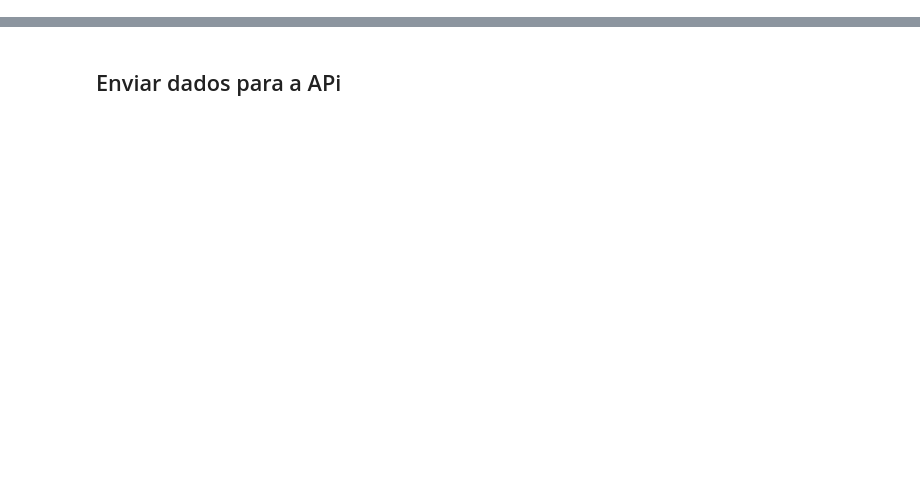
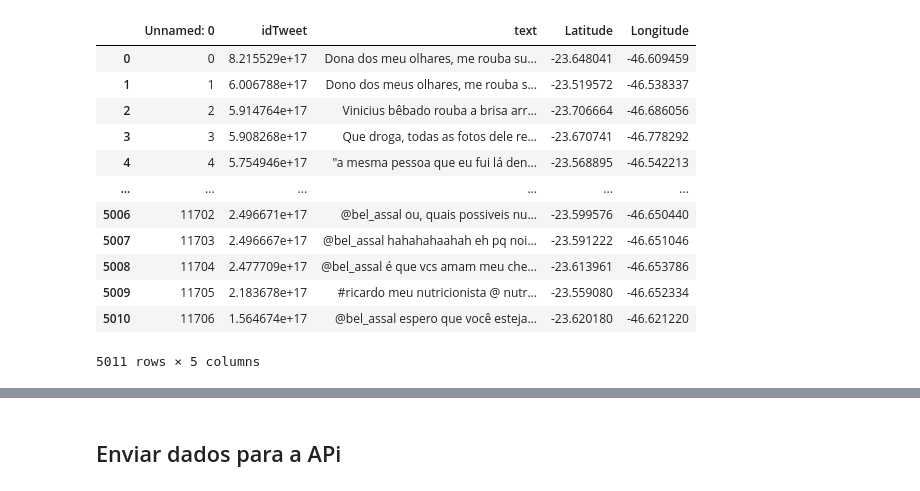
Before and after one commit to viniig1709/api_rotulagem_tweets, a Jupyter notebook: python/alimentar_api.ipynb, the cells around one changed output, grey strips where cells are left out. Cells and saved outputs as stored; diff of their text form; code cells hidden in the pictures; blank space fills up the shorter version.

```diff
--- a/python/alimentar_api.ipynb
+++ b/python/alimentar_api.ipynb
@@ -20,0 +21,17 @@ df
+# %%
+df.rename(columns={'id': 'idTweet'}, inplace=True)
+df
+# %% [output]
+|  | Unnamed: 0 | idTweet | text | Latitude | Longitude |
+| 0 | 0 | 8.215529e+17 | Dona dos meu olhares, me rouba su... | -23.648041 | -46.609459 |
+| 1 | 1 | 6.006788e+17 | Dono dos meus olhares, me rouba s... | -23.519572 | -46.538337 |
+| 2 | 2 | 5.914764e+17 | Vinicius bêbado rouba a brisa arr... | -23.706664 | -46.686056 |
+| 3 | 3 | 5.908268e+17 | Que droga, todas as fotos dele re... | -23.670741 | -46.778292 |
+| 4 | 4 | 5.754946e+17 | "a mesma pessoa que eu fui lá den... | -23.568895 | -46.542213 |
+| ... | ... | ... | ... | ... | ... |
+| 5006 | 11702 | 2.496671e+17 | @bel_assal ou, quais possiveis nu... | -23.599576 | -46.650440 |
+| 5007 | 11703 | 2.496667e+17 | @bel_assal hahahahaahah eh pq noi... | -23.591222 | -46.651046 |
+| 5008 | 11704 | 2.477709e+17 | @bel_assal é que vcs amam meu che... | -23.613961 | -46.653786 |
+| 5009 | 11705 | 2.183678e+17 | #ricardo meu nutricionista @ nutr... | -23.559080 | -46.652334 |
+| 5010 | 11706 | 1.564674e+17 | @bel_assal espero que você esteja... | -23.620180 | -46.621220 |
+5011 rows × 5 columns
```
Also changed, not shown: parts of 11 cells of this notebook, 1 other file.
